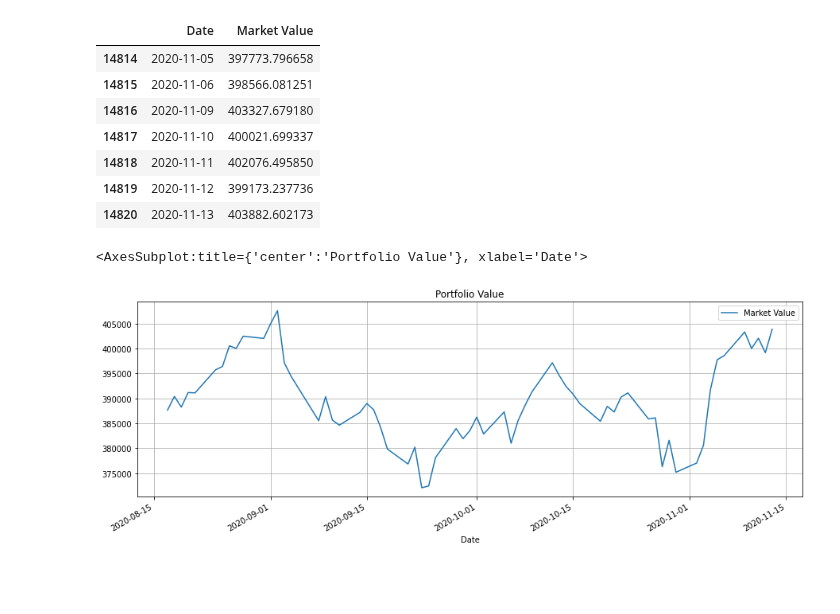
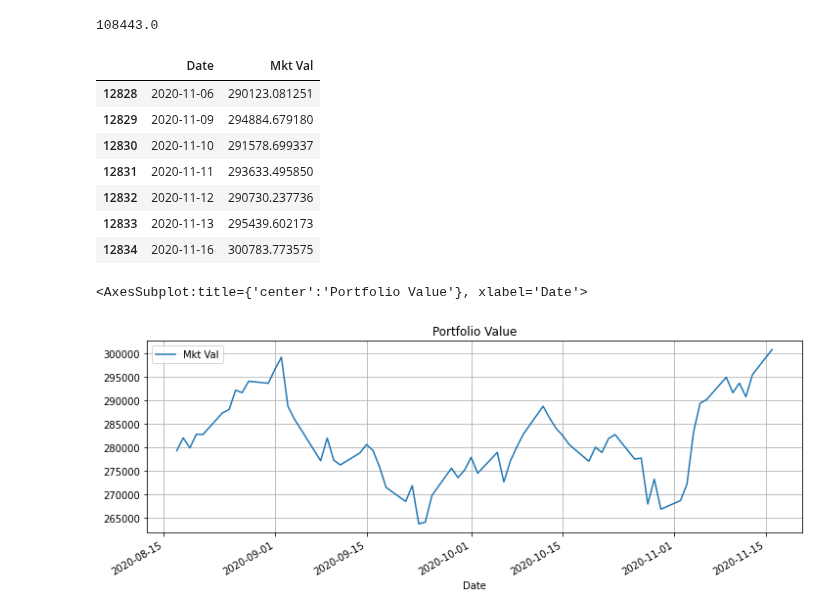
Before and after one commit to bamage00/notebooks, a Jupyter notebook: fin_1.ipynb, the cells around one changed output. Cells and saved outputs as stored; diff of their text form; code cells hidden in the pictures; blank space fills up the shorter version.

```diff
--- a/fin_1.ipynb
+++ b/fin_1.ipynb
@@ -5,9 +5,10 @@ from pandas_datareader import data
 from datetime import datetime
 from dateutil.relativedelta import relativedelta
 # %%
-fig_size = (15, 5)
+fig_size_1 = (12, 4)
+fig_size_2 = (6, 3)
 today = datetime.today().strftime('%Y-%m-%d')
-start_date = '1900-01-02'
+start_date = '1970-01-02'
 end_date = today
 three_months = (datetime.today()-relativedelta(months=3)).strftime('%Y-%m-%d')
 six_months = (datetime.today()-relativedelta(months=6)).strftime('%Y-%m-%d')
@@ -39,11 +40,16 @@ for ticker in tickers:
     df_temp['Cost'] = [cost_basis[ticker]] * len(df_temp)
     df = df.append(df_temp)
 
-df['Market Value'] = df['Shares'] * df['Close']
+df = df.append({'Ticker': 'CASH', 'Date' : df['Date'].max() , 'Close' : 1, 'Shares': num_shares['CASH'],
+                'Type': asset_type['CASH'], 'Cost': cost_basis['CASH']}, ignore_index=True)
+
+df['Mkt Val'] = df['Shares'] * df['Close']
 df['Cost Basis'] = df['Shares'] * df['Cost']
-df['Change'] = df['Market Value'] - df['Cost Basis']
+df['Change'] = df['Mkt Val'] - df['Cost Basis']
 df['Change %'] = 100*df['Change']/df['Cost Basis']
 
 df_final = df.groupby(['Ticker']).tail(1).set_index('Ticker')
+df_final['Mkt Val %'] = 100*df_final['Mkt Val']/df_final['Mkt Val'].sum()
+df_final['Cost Basis %'] = 100*df_final['Cost Basis']/df_final['Cost Basis'].sum()
 df_final
 # %% [output]
@@ -90,20 +118,25 @@ df_final_type.plot(y='Cost Basis', kind='pie',
+# %%
+df[df['Ticker'] == 'CASH'][['Mkt Val']].values[0][0]
+# %% [output]
+108443.0
 # %%
-mkt_val = (df.groupby('Date').sum()['Market Value'] + num_shares['CASH'])
+mkt_val = (df[df['Ticker'] != 'CASH'].groupby('Date').sum()['Mkt Val'])
+# mkt_val[['Mkt Val']] = mkt_val[['Mkt Val']] + df[df['Ticker'] == 'CASH'][['Mkt Val']].values[0][0]
 mkt_val = mkt_val.reset_index()
 mkt_val.tail(7)
 # %% [output]
-|  | Date | Market Value |
-| 14814 | 2020-11-05 | 397773.796658 |
-| 14815 | 2020-11-06 | 398566.081251 |
-| 14816 | 2020-11-09 | 403327.679180 |
-| 14817 | 2020-11-10 | 400021.699337 |
-| 14818 | 2020-11-11 | 402076.495850 |
-| 14819 | 2020-11-12 | 399173.237736 |
-| 14820 | 2020-11-13 | 403882.602173 |
+|  | Date | Mkt Val |
+| 12828 | 2020-11-06 | 290123.081251 |
+| 12829 | 2020-11-09 | 294884.679180 |
+| 12830 | 2020-11-10 | 291578.699337 |
+| 12831 | 2020-11-11 | 293633.495850 |
+| 12832 | 2020-11-12 | 290730.237736 |
+| 12833 | 2020-11-13 | 295439.602173 |
+| 12834 | 2020-11-16 | 300783.773575 |
 # %%
 mkt_val[(mkt_val['Date'] >= three_months) & (mkt_val['Date'] <= end_date)].plot(
-    x='Date', y=['Market Value'],
-    figsize=fig_size, grid=True, title='Portfolio Value')
+    x='Date', y=['Mkt Val'],
+    figsize=fig_size_1, grid=True, title='Portfolio Value')
 # %% [output]
 <AxesSubplot:title={'center':'Portfolio Value'}, xlabel='Date'>
-[figure, old version]
+[figure, new version]
```
Also changed, not shown: parts of 5 cells of this notebook.
